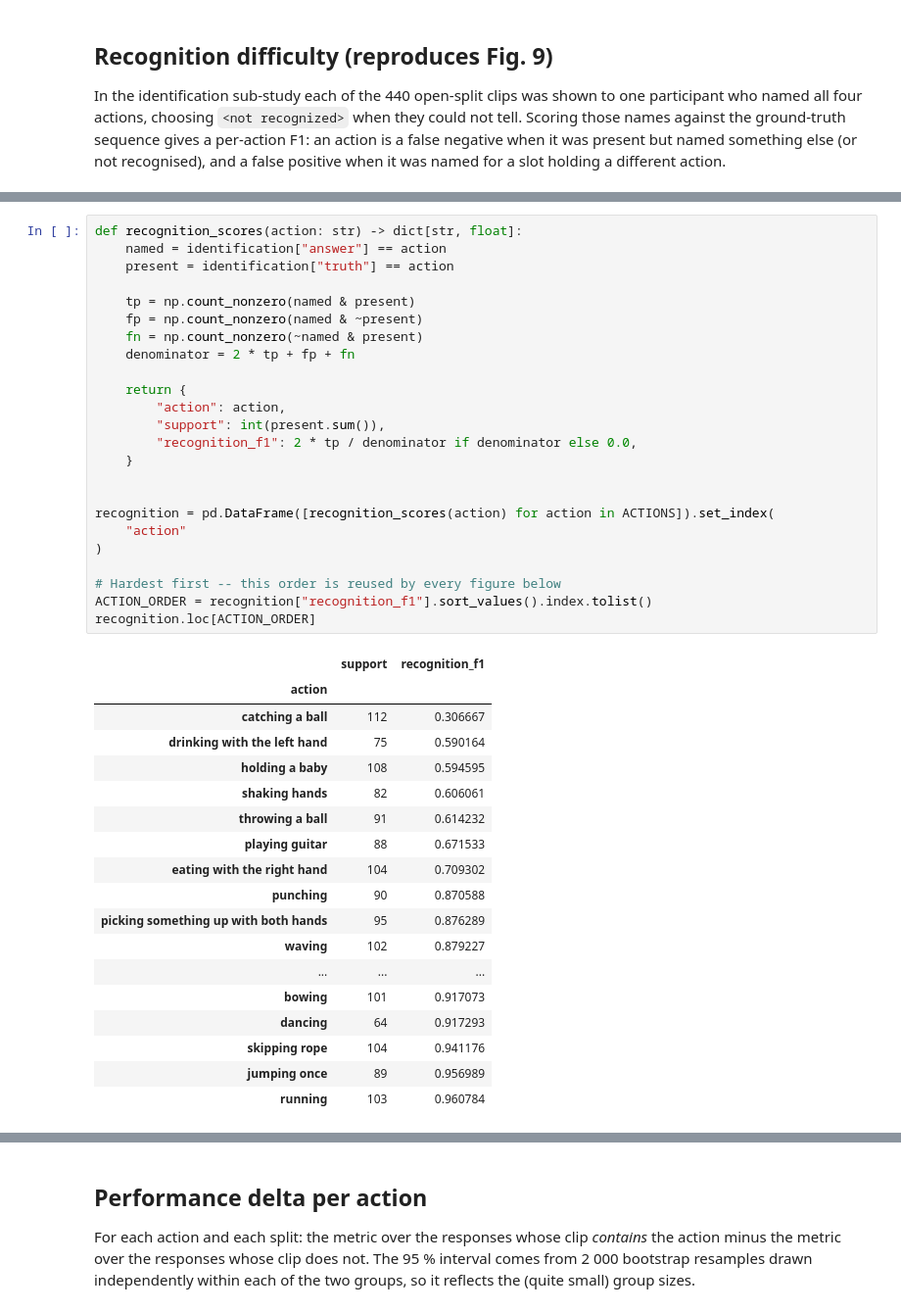
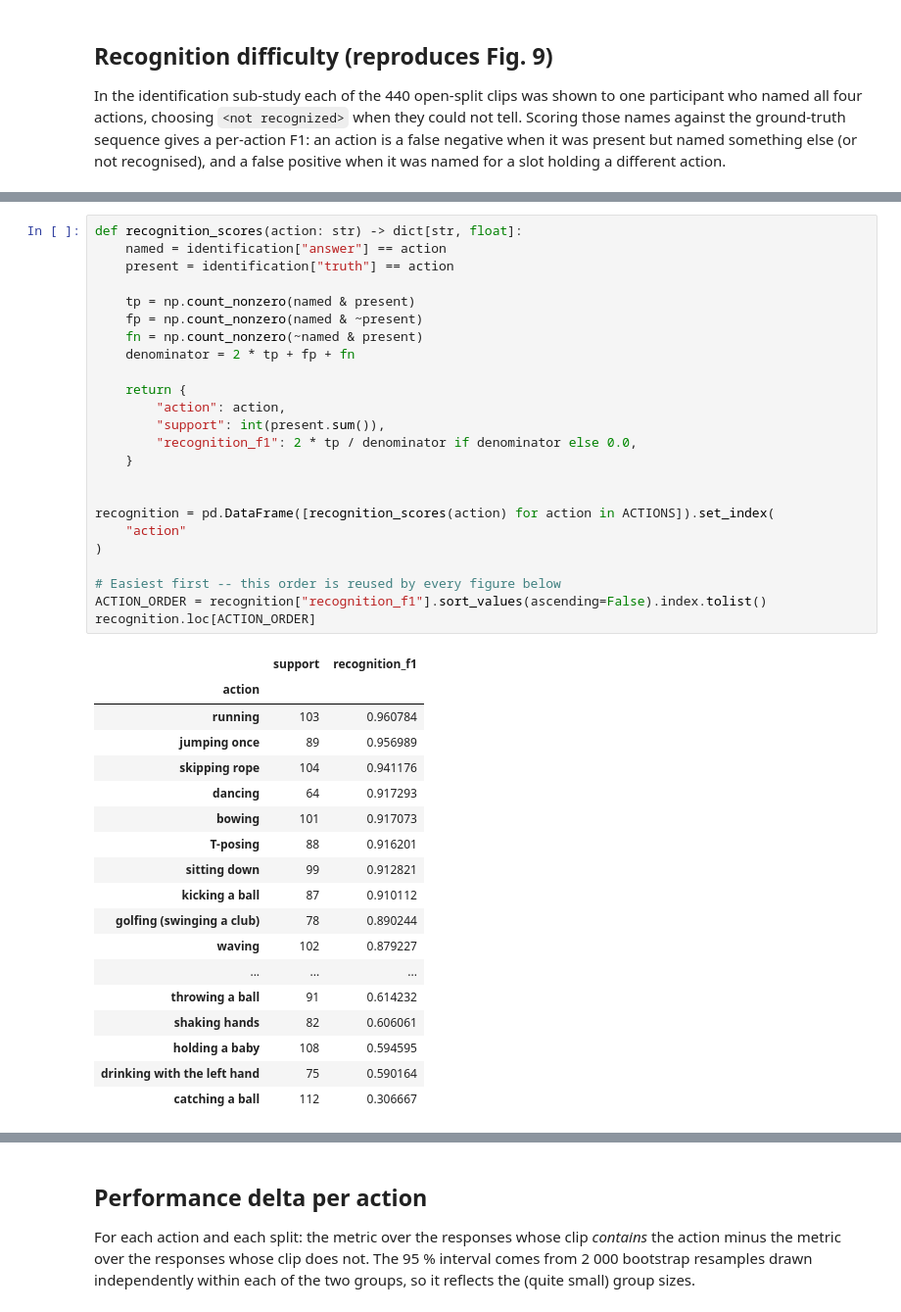
Before and after one commit to felixdivo/quants-eval, a Jupyter notebook: eval-all/action-difficulty.ipynb, the cells around one changed output, grey strips where cells are left out. Shown at 98% size. Drawn from its saved outputs; the diff is of its cells as text.

```diff
--- a/eval-all/action-difficulty.ipynb
+++ b/eval-all/action-difficulty.ipynb
@@ -329,46 +329,46 @@ identification.head()
 # %%
 def recognition_scores(action: str) -> dict[str, float]:
     named = identification["answer"] == action
     present = identification["truth"] == action
 
     tp = np.count_nonzero(named & present)
     fp = np.count_nonzero(named & ~present)
     fn = np.count_nonzero(~named & present)
     denominator = 2 * tp + fp + fn
 
     return {
         "action": action,
         "support": int(present.sum()),
         "recognition_f1": 2 * tp / denominator if denominator else 0.0,
     }
 
 
 recognition = pd.DataFrame([recognition_scores(action) for action in ACTIONS]).set_index(
     "action"
 )
 
-# Hardest first -- this order is reused by every figure below
-ACTION_ORDER = recognition["recognition_f1"].sort_values().index.tolist()
+# Easiest first -- this order is reused by every figure below
+ACTION_ORDER = recognition["recognition_f1"].sort_values(ascending=False).index.tolist()
 recognition.loc[ACTION_ORDER]
 # %% [output]
 |  | support | recognition_f1 |
 | action |  |  |
-| catching a ball | 112 | 0.306667 |
-| drinking with the left hand | 75 | 0.590164 |
-| holding a baby | 108 | 0.594595 |
-| shaking hands | 82 | 0.606061 |
-| throwing a ball | 91 | 0.614232 |
-| playing guitar | 88 | 0.671533 |
-| eating with the right hand | 104 | 0.709302 |
-| punching | 90 | 0.870588 |
-| picking something up with both hands | 95 | 0.876289 |
+| running | 103 | 0.960784 |
+| jumping once | 89 | 0.956989 |
+| skipping rope | 104 | 0.941176 |
+| dancing | 64 | 0.917293 |
+| bowing | 101 | 0.917073 |
+| T-posing | 88 | 0.916201 |
+| sitting down | 99 | 0.912821 |
+| kicking a ball | 87 | 0.910112 |
+| golfing (swinging a club) | 78 | 0.890244 |
 | waving | 102 | 0.879227 |
 | ... | ... | ... |
-| bowing | 101 | 0.917073 |
-| dancing | 64 | 0.917293 |
-| skipping rope | 104 | 0.941176 |
-| jumping once | 89 | 0.956989 |
-| running | 103 | 0.960784 |
+| throwing a ball | 91 | 0.614232 |
+| shaking hands | 82 | 0.606061 |
+| holding a baby | 108 | 0.594595 |
+| drinking with the left hand | 75 | 0.590164 |
+| catching a ball | 112 | 0.306667 |
 # %%
 fig, ax = plt.subplots(figsize=(9, 9))
 positions = np.arange(len(ACTION_ORDER))
```
Also changed, not shown: parts of 4 cells of this notebook.
